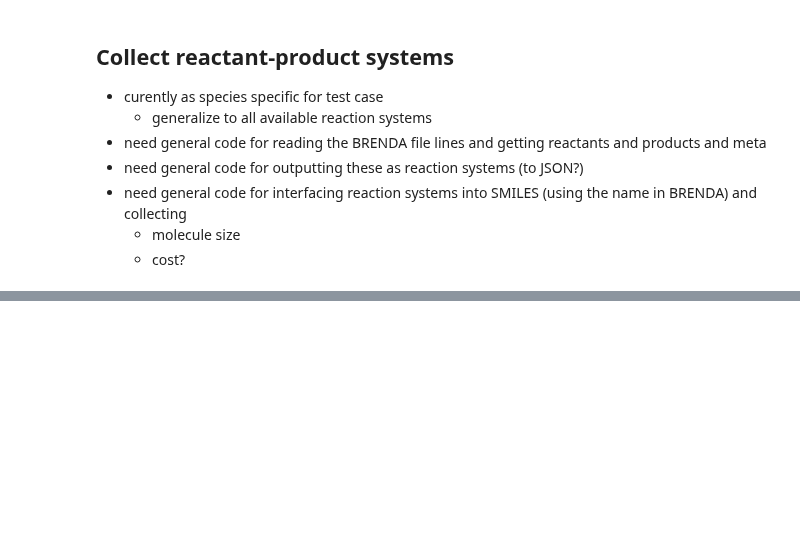
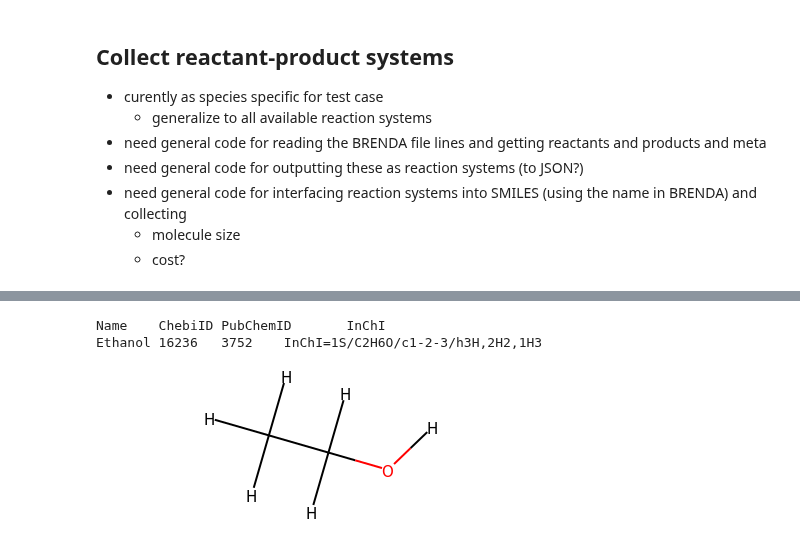
Before and after one commit to andrewtarzia/enzyme_screen, a Jupyter notebook: biomin_assay_enzyme_analysis.ipynb, the cells around one changed output, grey strips where cells are left out. Saved outputs shown, nothing was run; the diff lists cells and outputs as text; code cells hidden in the pictures; blank space fills up the shorter version.

Commit message:
continued attempted use of BRENDA DB - laid out basics of SABIO API calls.

```diff
--- a/biomin_assay_enzyme_analysis.ipynb
+++ b/biomin_assay_enzyme_analysis.ipynb
@@ -503,0 +682,39 @@ References: ['5', '6', '7', '8', '11', '16', '19', '23', '25', '26', '28', '32',
+# %%
+##
+# collects the compound information from the reaction system
+##
+QUERY_URL = 'http://sabiork.h-its.org/sabioRestWebServices/searchCompoundDetails'
+
+
+# input: SabioCompoundID
+# valid output fields: "fields[]":["Name","ChebiID","PubChemID","InChI","SabioCompoundID","KeggCompoundID"]
+
+# example
+params = {"SabioCompoundID":"56", "fields[]":["Name","ChebiID","PubChemID", "InChI"]}
+request = requests.post(QUERY_URL, params = params)
+request.raise_for_status()
+# results
+print(request.text)
+# %% [output]
+Name    ChebiID PubChemID       InChI
+Ethanol 16236   3752    InChI=1S/C2H6O/c1-2-3/h3H,2H2,1H3
+# %%
+inchi = request.text.split('\n')[1].split('\t')[3]
+# %%
+##
+# gets molecule in RDKIT from INCHI
+##
+from rdkit.Chem import AllChem as Chem
+from rdkit.Chem import Descriptors
+from rdkit.Chem.Descriptors3D import NPR1, NPR2, PMI1, PMI2, PMI3
+from rdkit.Chem.Draw.MolDrawing import MolDrawing
+from rdkit.Chem.Draw import IPythonConsole
+from rdkit.Chem import Draw
+from rdkit.Geometry import rdGeometry
+from rdkit.Chem import PyMol
+mol = Chem.MolFromInchi(inchi)
+mol = Chem.AddHs(mol)
+# %%
+mol
+# %% [output]
+[figure, added]
```
Also changed, not shown: parts of 24 cells of this notebook.
